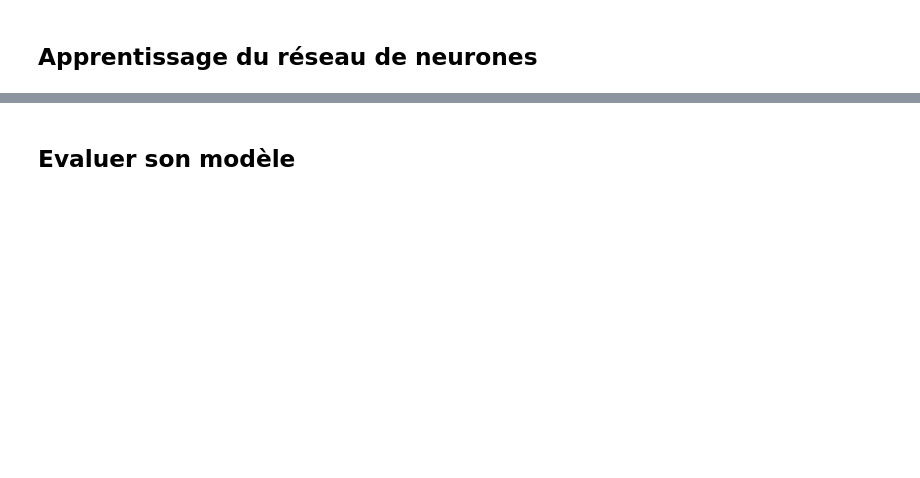
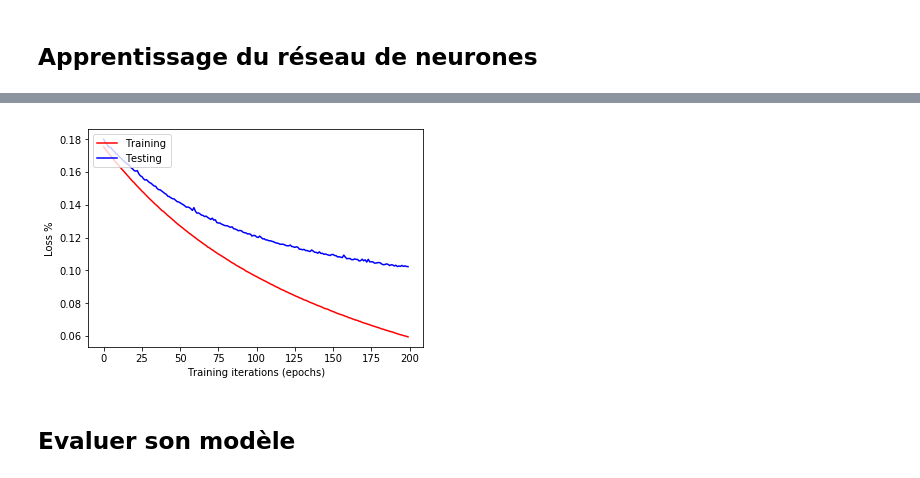
Before and after one commit to JGuillaumin/SummerIA_DL_workshop, a Jupyter notebook: 2.0_deep_NN.ipynb, the cells around one changed output, grey strips where cells are left out. Drawn from its saved outputs; the diff is of its cells as text; code cells hidden in the pictures; blank space fills up the shorter version.

```diff
--- a/2.0_deep_NN.ipynb
+++ b/2.0_deep_NN.ipynb
@@ -83,3 +127,12 @@ plt.show()
+# %%
+plt.plot(history.history['loss'],'r')
+plt.plot(history.history['val_loss'],'b')
+plt.ylabel('Loss %')
+plt.xlabel('Training iterations (epochs)')
+plt.legend(['Training','Testing'], loc='upper left')
+plt.show()
+# %% [output]
+[figure, added]
 # %% [markdown]
 ## Evaluer son modèle
 # %%
```
Also changed, not shown: parts of 14 cells of this notebook, 12 other files.
